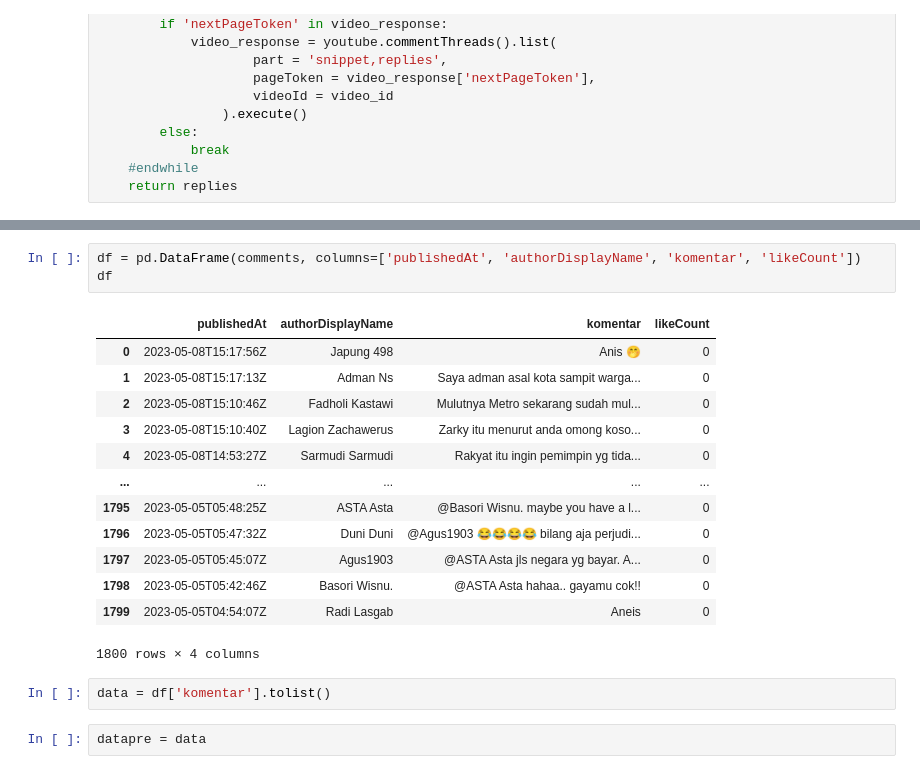
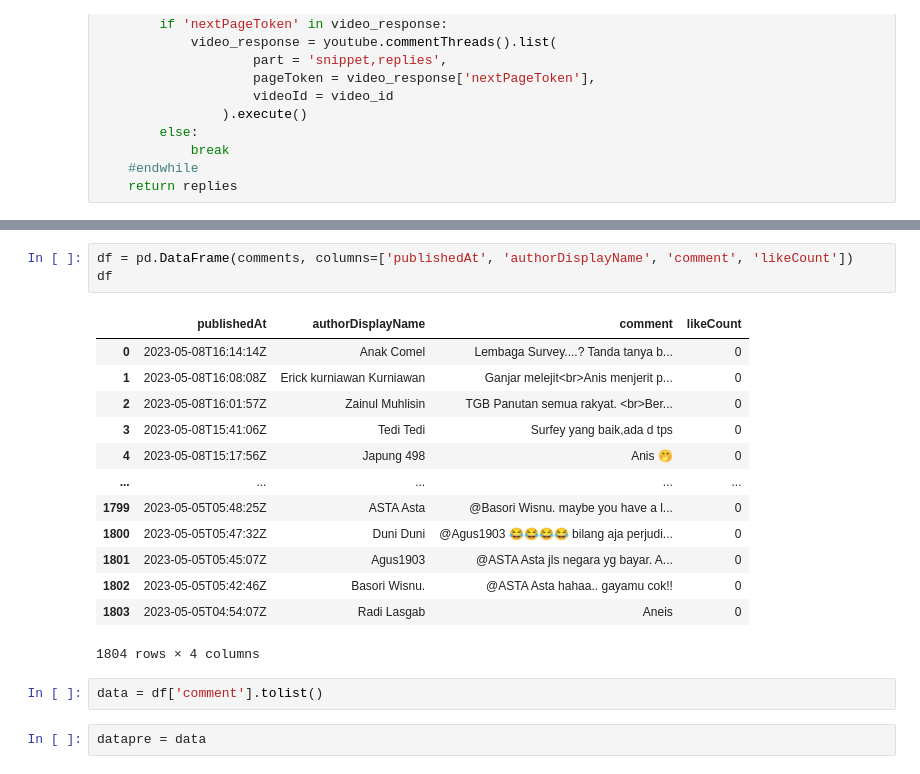
Before and after one commit to maulanamaib/prosain, a Jupyter notebook: _sources/Topic Modelling.ipynb, the cells around one changed output, grey strips where cells are left out. Saved outputs shown, nothing was run; the diff lists cells and outputs as text.

```diff
--- a/_sources/Topic Modelling.ipynb
+++ b/_sources/Topic Modelling.ipynb
@@ -180,24 +156,24 @@ comments
   0],
  ...]
 # %%
-df = pd.DataFrame(comments, columns=['publishedAt', 'authorDisplayName', 'komentar', 'likeCount'])
+df = pd.DataFrame(comments, columns=['publishedAt', 'authorDisplayName', 'comment', 'likeCount'])
 df
 # %% [output]
-|  | publishedAt | authorDisplayName | komentar | likeCount |
-| 0 | 2023-05-08T15:17:56Z | Japung 498 | Anis 🤭 | 0 |
-| 1 | 2023-05-08T15:17:13Z | Adman Ns | Saya adman asal kota sampit warga... | 0 |
-| 2 | 2023-05-08T15:10:46Z | Fadholi Kastawi | Mulutnya Metro sekarang sudah mul... | 0 |
-| 3 | 2023-05-08T15:10:40Z | Lagion Zachawerus | Zarky itu menurut anda omong koso... | 0 |
-| 4 | 2023-05-08T14:53:27Z | Sarmudi Sarmudi | Rakyat itu ingin pemimpin yg tida... | 0 |
+|  | publishedAt | authorDisplayName | comment | likeCount |
+| 0 | 2023-05-08T16:14:14Z | Anak Comel | Lembaga Survey....? Tanda tanya b... | 0 |
+| 1 | 2023-05-08T16:08:08Z | Erick kurniawan Kurniawan | Ganjar melejit<br>Anis menjerit p... | 0 |
+| 2 | 2023-05-08T16:01:57Z | Zainul Muhlisin | TGB Panutan semua rakyat. <br>Ber... | 0 |
+| 3 | 2023-05-08T15:41:06Z | Tedi Tedi | Surfey yang baik,ada d tps | 0 |
+| 4 | 2023-05-08T15:17:56Z | Japung 498 | Anis 🤭 | 0 |
 | ... | ... | ... | ... | ... |
-| 1795 | 2023-05-05T05:48:25Z | ASTA Asta | @Basori Wisnu. maybe you have a l... | 0 |
-| 1796 | 2023-05-05T05:47:32Z | Duni Duni | @Agus1903 😂😂😂😂 bilang aja perjudi... | 0 |
-| 1797 | 2023-05-05T05:45:07Z | Agus1903 | @ASTA Asta jls negara yg bayar. A... | 0 |
-| 1798 | 2023-05-05T05:42:46Z | Basori Wisnu. | @ASTA Asta hahaa.. gayamu cok!! | 0 |
-| 1799 | 2023-05-05T04:54:07Z | Radi Lasgab | Aneis | 0 |
+| 1799 | 2023-05-05T05:48:25Z | ASTA Asta | @Basori Wisnu. maybe you have a l... | 0 |
+| 1800 | 2023-05-05T05:47:32Z | Duni Duni | @Agus1903 😂😂😂😂 bilang aja perjudi... | 0 |
+| 1801 | 2023-05-05T05:45:07Z | Agus1903 | @ASTA Asta jls negara yg bayar. A... | 0 |
+| 1802 | 2023-05-05T05:42:46Z | Basori Wisnu. | @ASTA Asta hahaa.. gayamu cok!! | 0 |
+| 1803 | 2023-05-05T04:54:07Z | Radi Lasgab | Aneis | 0 |
-1800 rows × 4 columns
+1804 rows × 4 columns
 # %%
-data = df['komentar'].tolist()
+data = df['comment'].tolist()
 # %%
 datapre = data
 # %%
```
Also changed, not shown: parts of 15 cells of this notebook, 2 other files.
